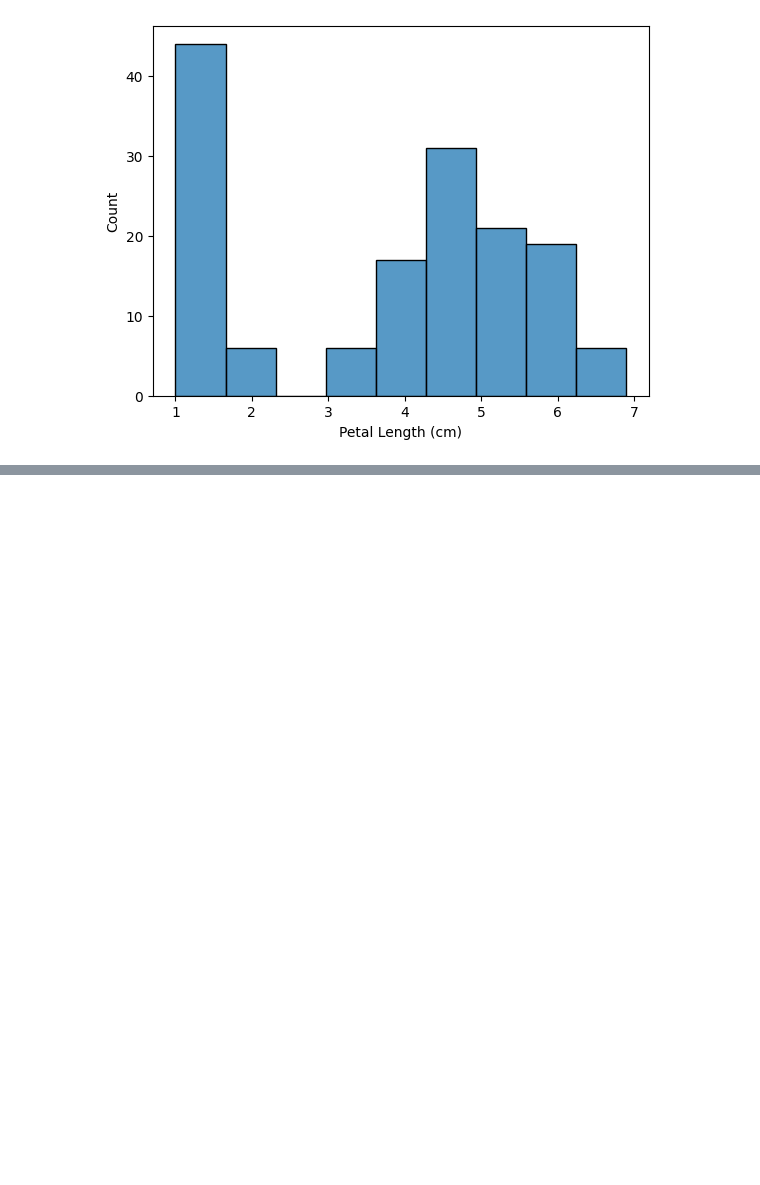
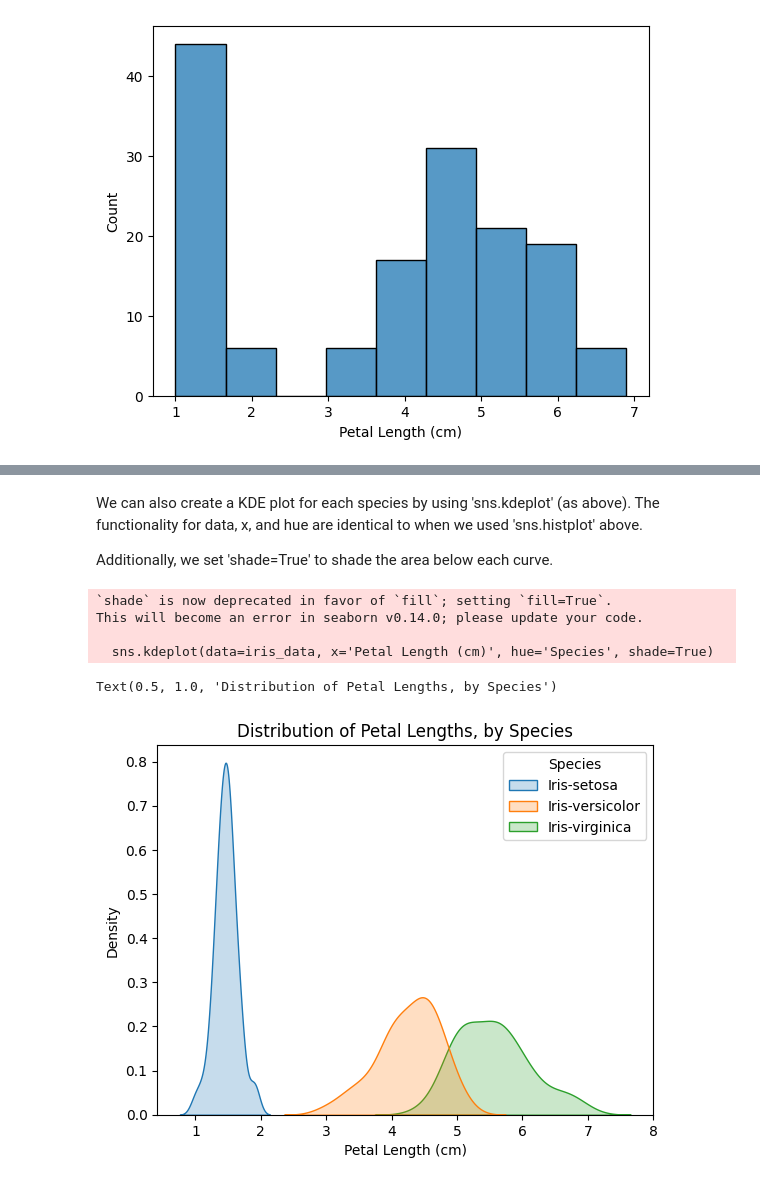
Before and after one commit to Yunaeecy/AcademicSemester2, a Jupyter notebook: DataVisualization/Distributions.ipynb, the cells around one changed output, grey strips where cells are left out. Saved outputs shown, nothing was run; the diff lists cells and outputs as text; code cells hidden in the pictures; blank space fills up the shorter version.

```diff
--- a/DataVisualization/Distributions.ipynb
+++ b/DataVisualization/Distributions.ipynb
@@ -33,0 +88,17 @@ sns.histplot(iris_data['Petal Length (cm)'])
+# %% [markdown]
+We can also create a KDE plot for each species by using 'sns.kdeplot' (as above). The functionality for data, x, and hue are identical to when we used 'sns.histplot' above.
+
+Additionally, we set 'shade=True' to shade the area below each curve.
+# %%
+# KDE plots for each species
+sns.kdeplot(data=iris_data, x='Petal Length (cm)', hue='Species', shade=True)
+
+# add title
+plt.title("Distribution of Petal Lengths, by Species")
+# %% [output]
+`shade` is now deprecated in favor of `fill`; setting `fill=True`.
+This will become an error in seaborn v0.14.0; please update your code.
+
+  sns.kdeplot(data=iris_data, x='Petal Length (cm)', hue='Species', shade=True)
+Text(0.5, 1.0, 'Distribution of Petal Lengths, by Species')
+[figure, added]
```
Also changed, not shown: parts of 14 cells of this notebook, 1 other file.
